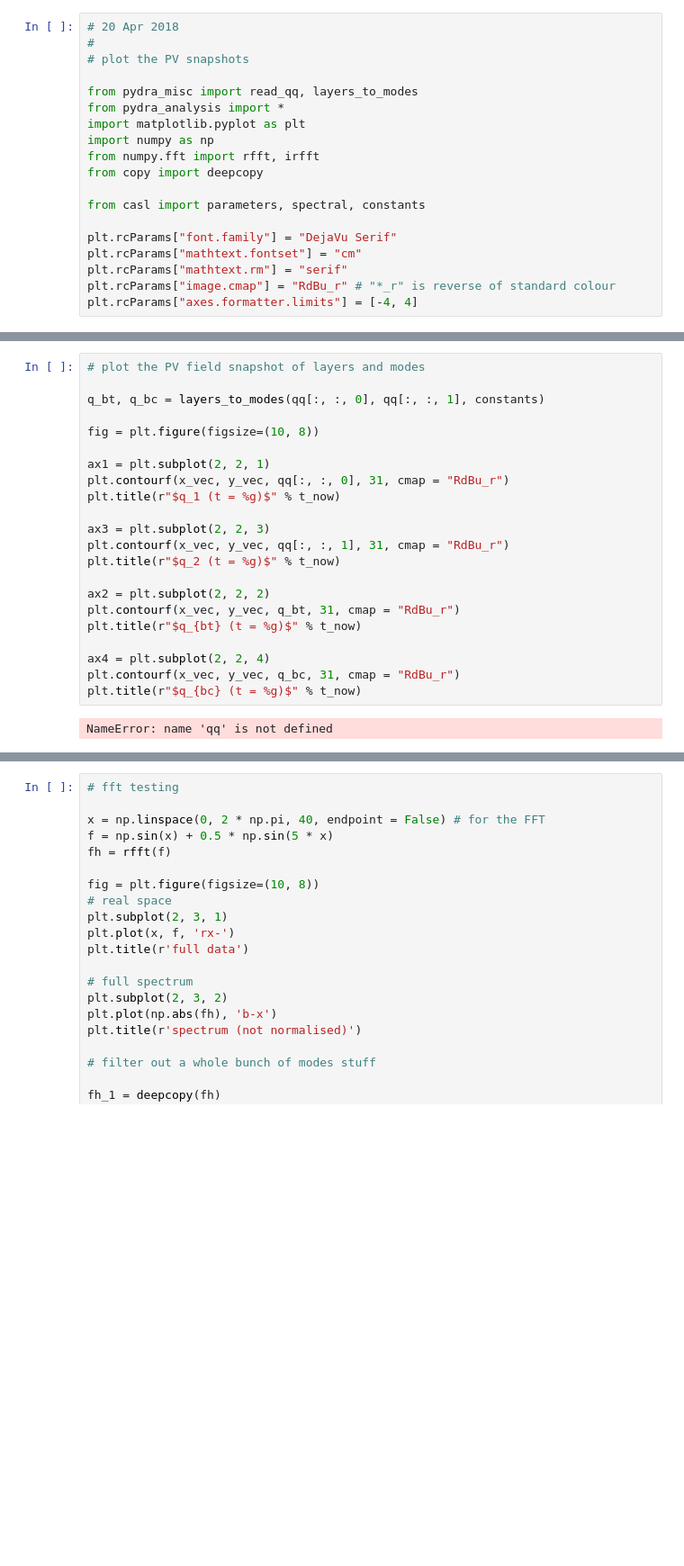
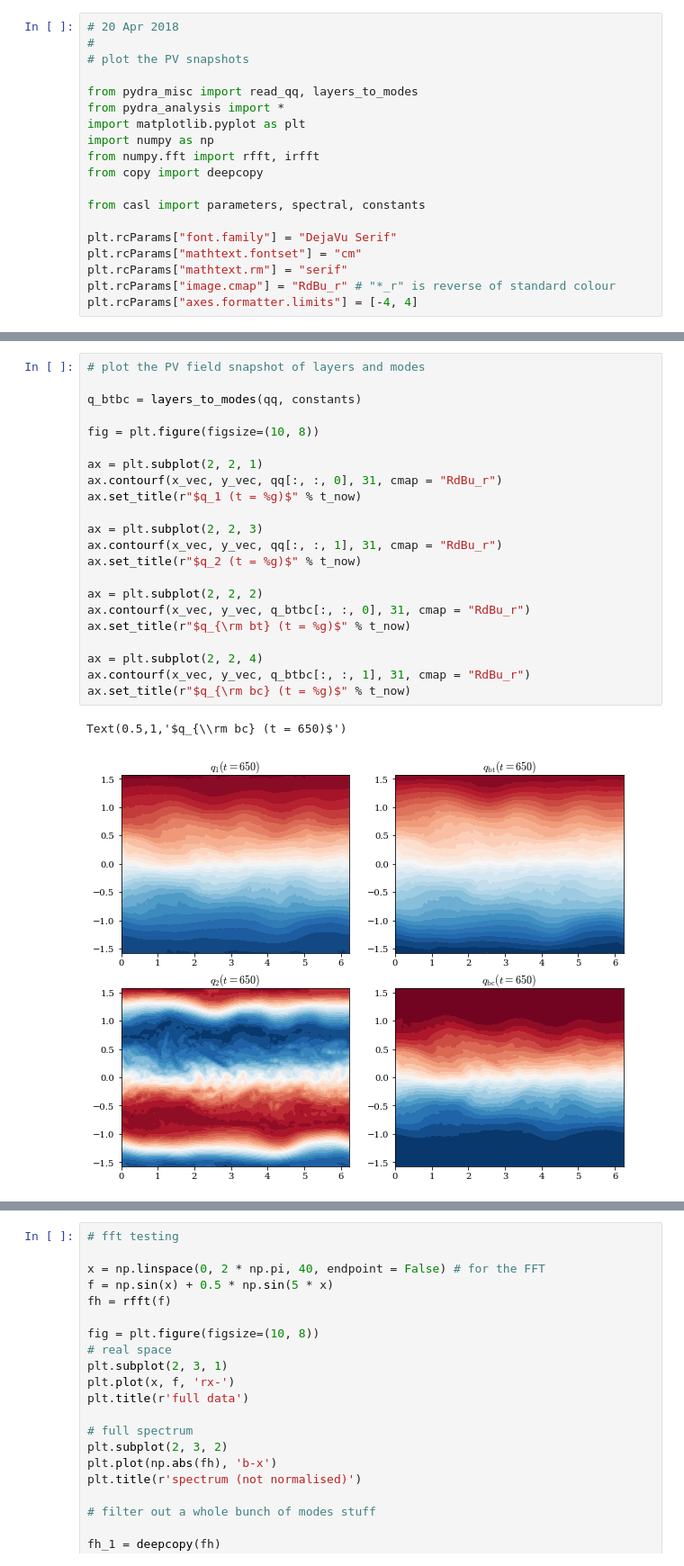
Before and after one commit to julianmak/pydra, a Jupyter notebook: wrapper/testing_analysis.ipynb, the cells around one changed output, grey strips where cells are left out. Shown at 90% size. Drawn from its saved outputs; the diff is of its cells as text; blank space fills up the shorter version.

```diff
--- a/wrapper/testing_analysis.ipynb
+++ b/wrapper/testing_analysis.ipynb
@@ -38,27 +38,28 @@ number of frames found = 751
 # %%
 # plot the PV field snapshot of layers and modes
 
-q_bt, q_bc = layers_to_modes(qq[:, :, 0], qq[:, :, 1], constants)
+q_btbc = layers_to_modes(qq, constants)
 
 fig = plt.figure(figsize=(10, 8))
 
-ax1 = plt.subplot(2, 2, 1)
-plt.contourf(x_vec, y_vec, qq[:, :, 0], 31, cmap = "RdBu_r")
-plt.title(r"$q_1 (t = %g)$" % t_now)
+ax = plt.subplot(2, 2, 1)
+ax.contourf(x_vec, y_vec, qq[:, :, 0], 31, cmap = "RdBu_r")
+ax.set_title(r"$q_1 (t = %g)$" % t_now)
 
-ax3 = plt.subplot(2, 2, 3)
-plt.contourf(x_vec, y_vec, qq[:, :, 1], 31, cmap = "RdBu_r")
-plt.title(r"$q_2 (t = %g)$" % t_now)
+ax = plt.subplot(2, 2, 3)
+ax.contourf(x_vec, y_vec, qq[:, :, 1], 31, cmap = "RdBu_r")
+ax.set_title(r"$q_2 (t = %g)$" % t_now)
 
-ax2 = plt.subplot(2, 2, 2)
-plt.contourf(x_vec, y_vec, q_bt, 31, cmap = "RdBu_r")
-plt.title(r"$q_{bt} (t = %g)$" % t_now)
+ax = plt.subplot(2, 2, 2)
+ax.contourf(x_vec, y_vec, q_btbc[:, :, 0], 31, cmap = "RdBu_r")
+ax.set_title(r"$q_{\rm bt} (t = %g)$" % t_now)
 
-ax4 = plt.subplot(2, 2, 4)
-plt.contourf(x_vec, y_vec, q_bc, 31, cmap = "RdBu_r")
-plt.title(r"$q_{bc} (t = %g)$" % t_now)
+ax = plt.subplot(2, 2, 4)
+ax.contourf(x_vec, y_vec, q_btbc[:, :, 1], 31, cmap = "RdBu_r")
+ax.set_title(r"$q_{\rm bc} (t = %g)$" % t_now)
 # %% [output]
-NameError: name 'qq' is not defined
+Text(0.5,1,'$q_{\\rm bc} (t = 650)$')
+[figure, added]
 # %%
 # plot some averages
 
```
Also changed, not shown: parts of 6 cells of this notebook, 2 other files.
